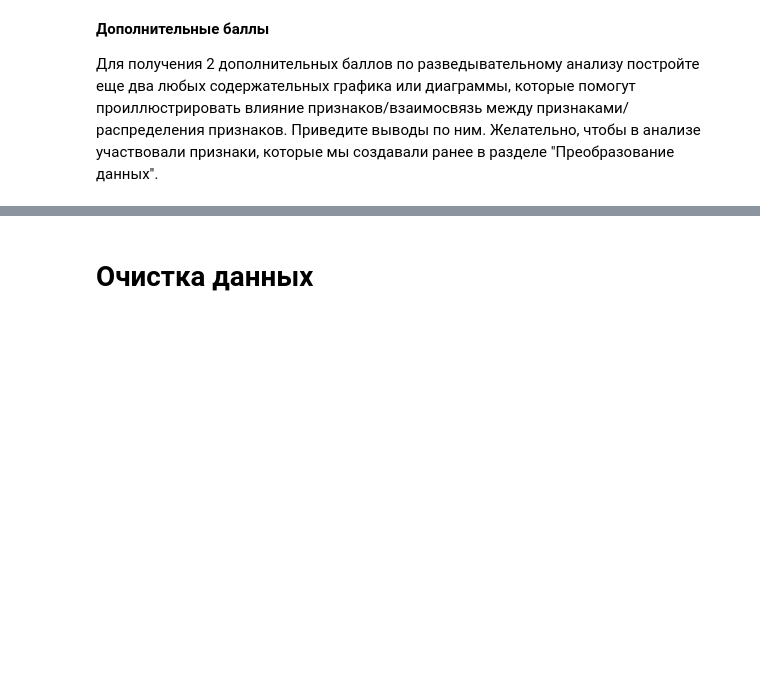
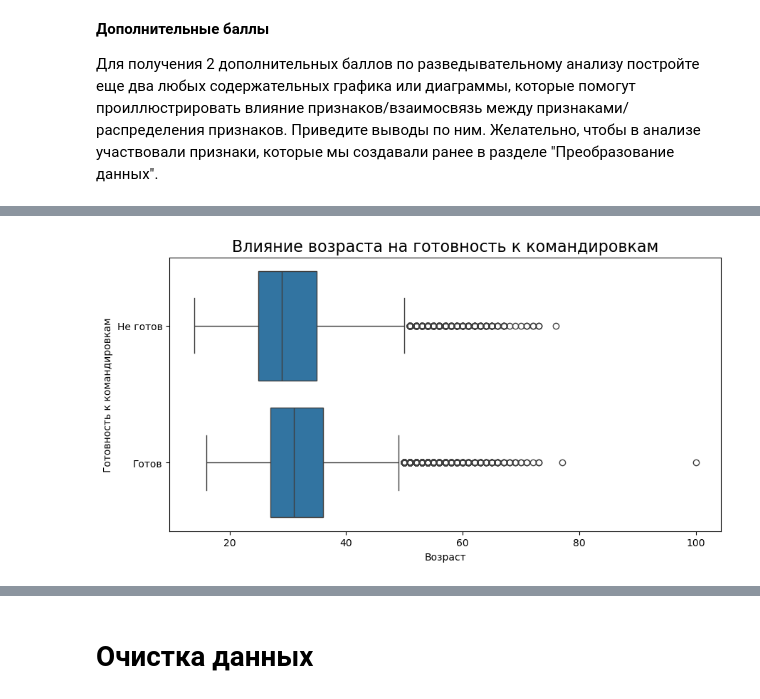
Before and after one commit to feelingcxld/SkillFactory, a Jupyter notebook: HeadHunterResumeAnalysis/hh_resume_analysis.ipynb, the cells around one changed output, grey strips where cells are left out. Drawn from its saved outputs; the diff is of its cells as text; code cells hidden in the pictures; blank space fills up the shorter version.

```diff
--- a/HeadHunterResumeAnalysis/hh_resume_analysis.ipynb
+++ b/HeadHunterResumeAnalysis/hh_resume_analysis.ipynb
@@ -643,0 +633,10 @@ plt.show()
+# %%
+fig = plt.figure(figsize=(10, 5))
+
+boxplot = sns.boxplot(hh_df, x='Возраст', y='Готовность к командировкам', orient='h')
+boxplot.set_title('Влияние возраста на готовность к командировкам', fontsize=16)
+boxplot.set(yticks=[False, True], yticklabels=['Не готов', 'Готов'])
+
+plt.show()
+# %% [output]
+[figure, added]
```
Also changed, not shown: parts of 9 cells of this notebook.
